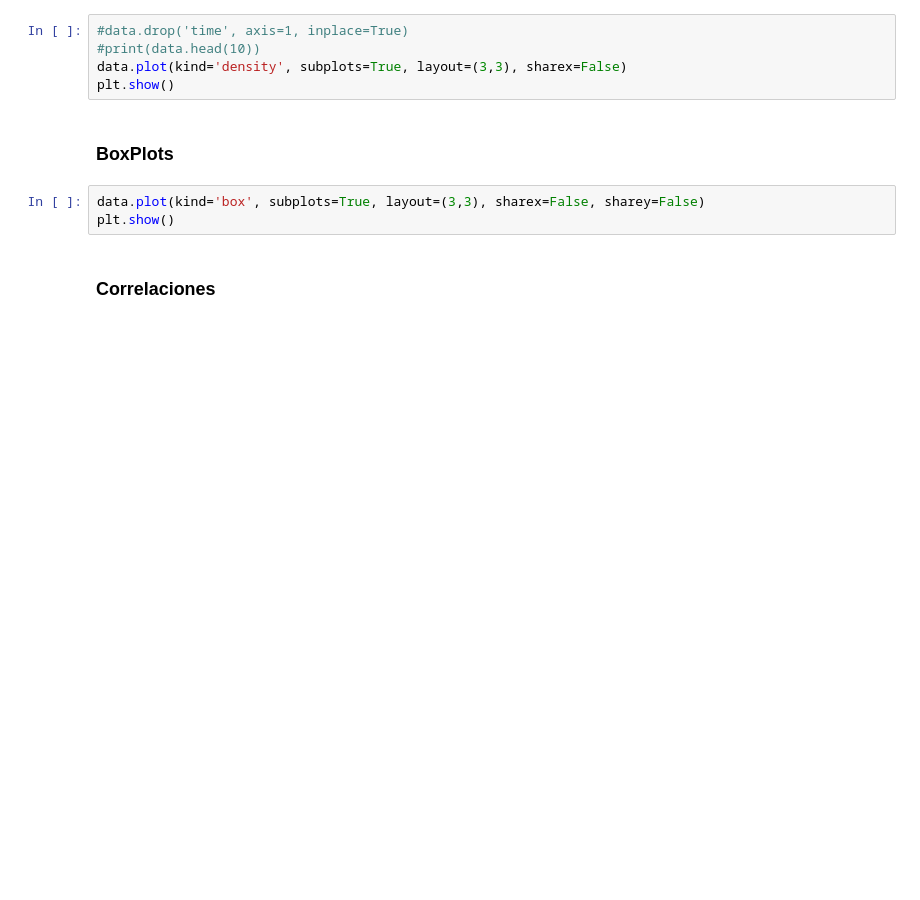
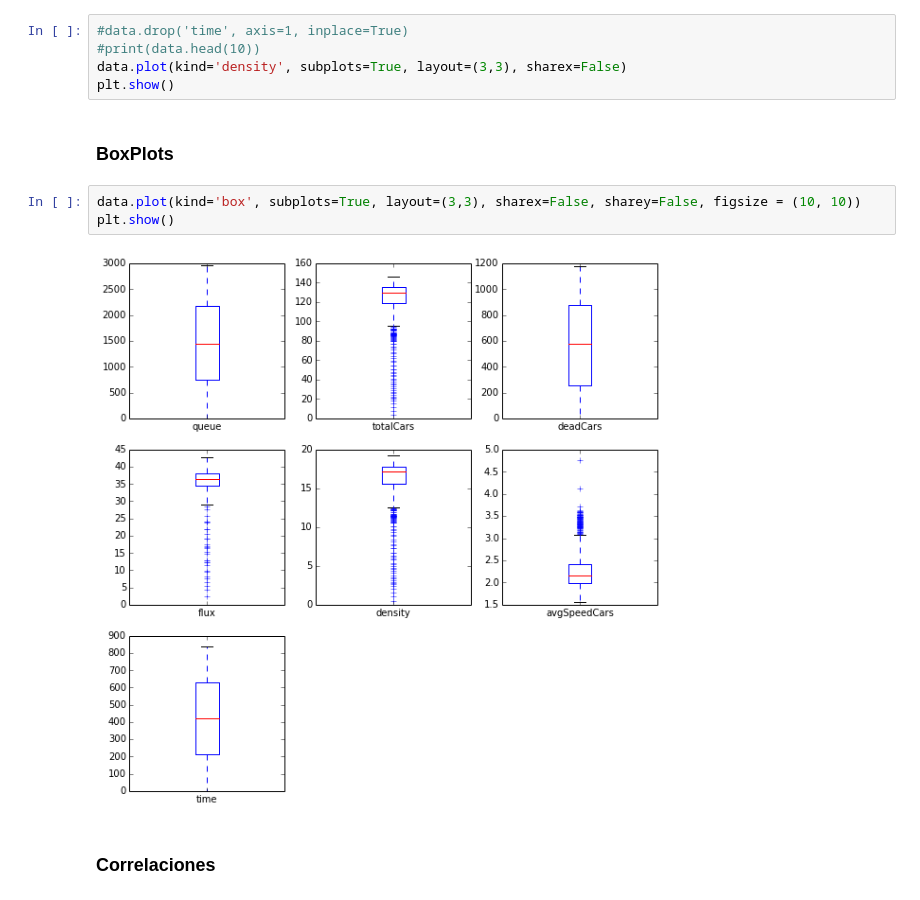
Before and after one commit to gusseppe/Nagel-Schreckenberg-simulation, a Jupyter notebook: datascience/Análisis de los resultados-multiLaneWithObstacle.ipynb, the cells around one changed output. Drawn from its saved outputs; the diff is of its cells as text; blank space fills up the shorter version.

```diff
--- a/datascience/Análisis de los resultados-multiLaneWithObstacle.ipynb
+++ b/datascience/Análisis de los resultados-multiLaneWithObstacle.ipynb
@@ -91,8 +113,10 @@ plt.show()
 # %% [markdown]
 ### BoxPlots
 # %%
-data.plot(kind='box', subplots=True, layout=(3,3), sharex=False, sharey=False)
+data.plot(kind='box', subplots=True, layout=(3,3), sharex=False, sharey=False, figsize = (10, 10))
 plt.show()
+# %% [output]
+[figure, added]
 # %% [markdown]
 ### Correlaciones
 # %%
```
Also changed, not shown: parts of 10 cells of this notebook, 19 other files.
